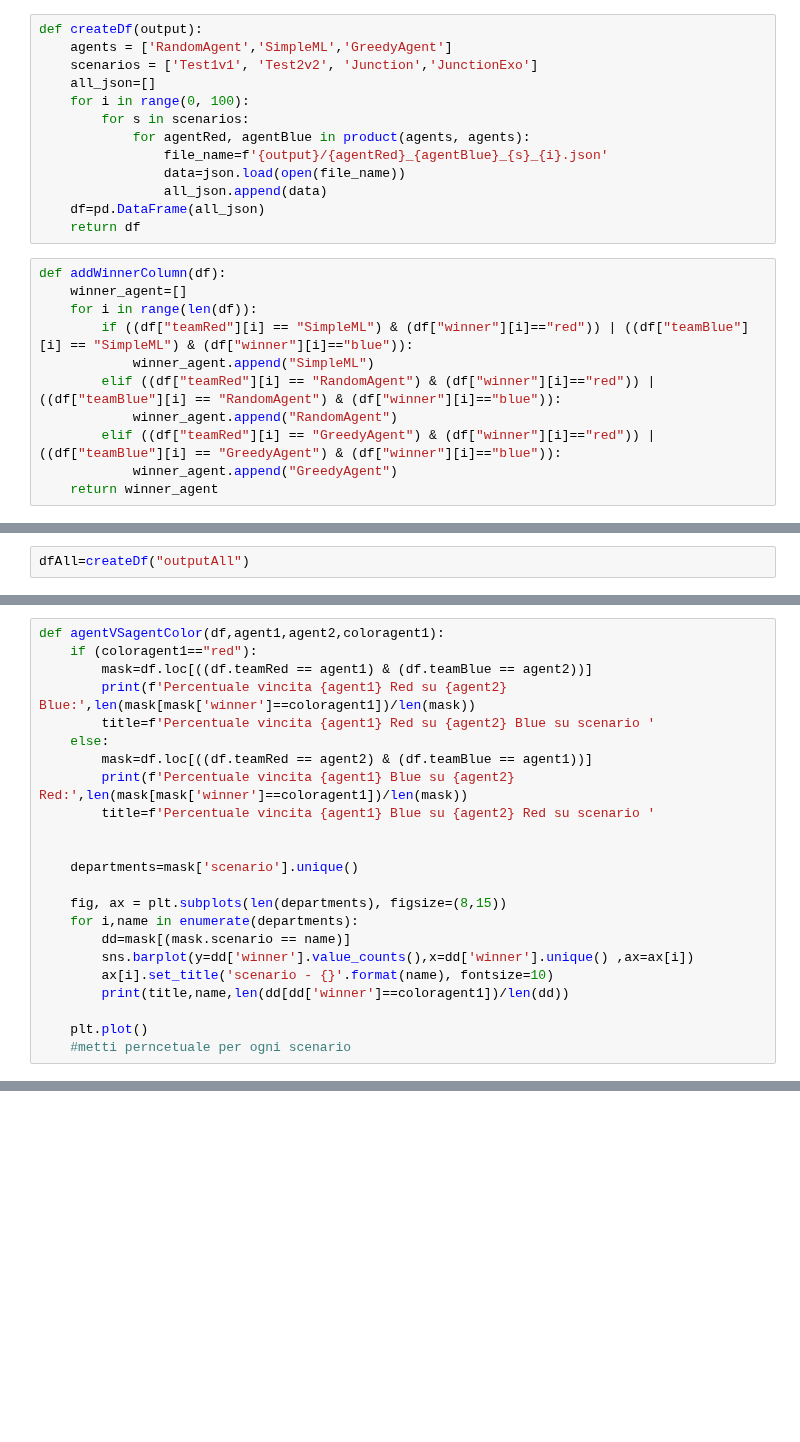
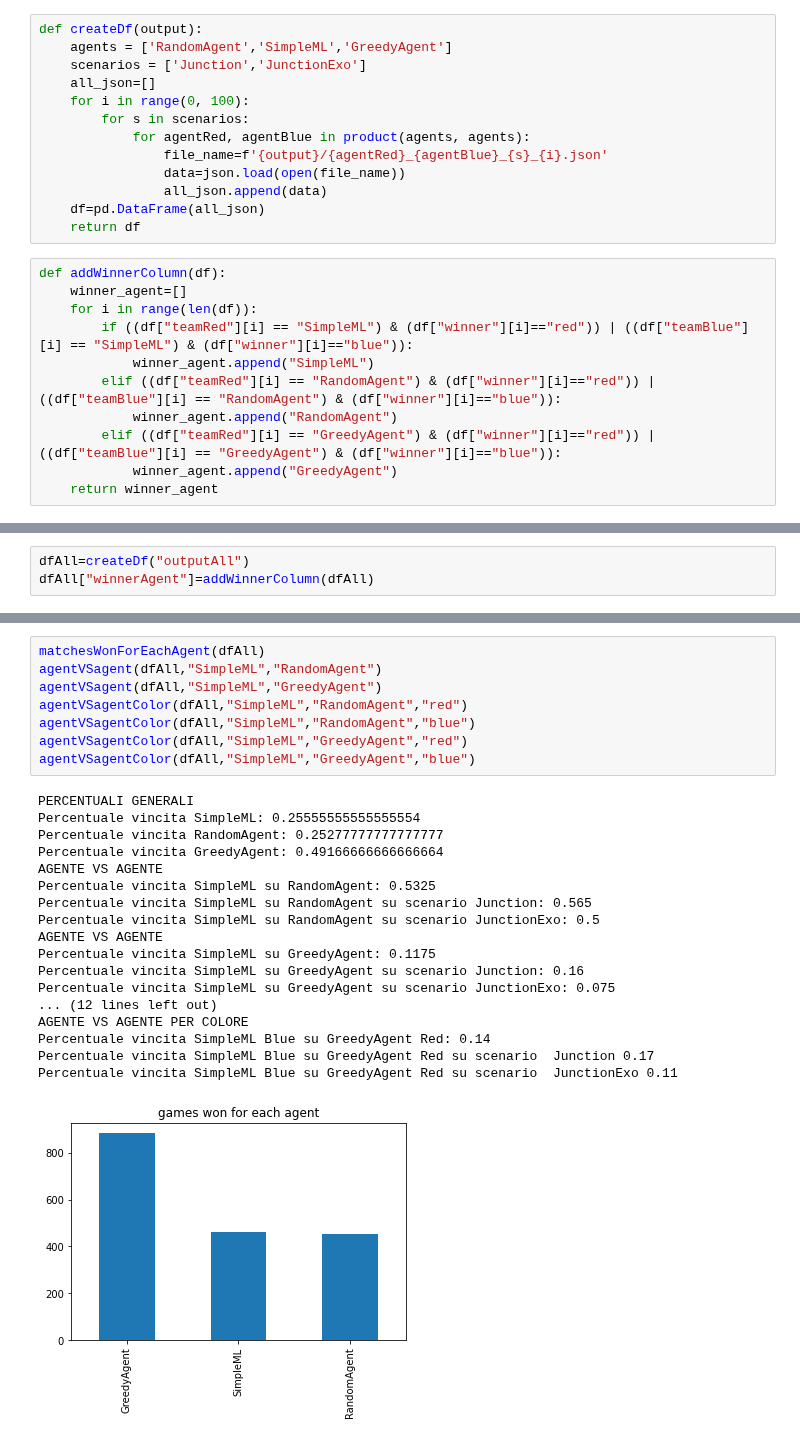
Before and after one commit to IDSIA/NewTechnoWar, a Jupyter notebook: code/Presentazione12Novembre.ipynb, the cells around one changed output, grey strips where cells are left out. Drawn from its saved outputs; the diff is of its cells as text; blank space fills up the shorter version.

```diff
--- a/code/Presentazione12Novembre.ipynb
+++ b/code/Presentazione12Novembre.ipynb
@@ -15,7 +15,7 @@ import seaborn as sns
 # %%
 def createDf(output):
     agents = ['RandomAgent','SimpleML','GreedyAgent']
-    scenarios = ['Test1v1', 'Test2v2', 'Junction','JunctionExo']
+    scenarios = ['Junction','JunctionExo']
     all_json=[]
     for i in range(0, 100):
         for s in scenarios:
@@ -39,4 +92,5 @@ def addWinnerColumn(df):
 # %%
 dfAll=createDf("outputAll")
+dfAll["winnerAgent"]=addWinnerColumn(dfAll)
 # %%
 dfGreedy=createDf("outputGreedy")
@@ -70,23 +100,0 @@ def agentVSagent(df,agent1,agent2):
-# %%
-def agentVSagentColor(df,agent1,agent2,coloragent1):
-    if (coloragent1=="red"):
-        mask=df.loc[((df.teamRed == agent1) & (df.teamBlue == agent2))]
-        print(f'Percentuale vincita {agent1} Red su {agent2} Blue:',len(mask[mask['winner']==coloragent1])/len(mask))
-        title=f'Percentuale vincita {agent1} Red su {agent2} Blue su scenario '
-    else:
-        mask=df.loc[((df.teamRed == agent2) & (df.teamBlue == agent1))]
-        print(f'Percentuale vincita {agent1} Blue su {agent2} Red:',len(mask[mask['winner']==coloragent1])/len(mask))
-        title=f'Percentuale vincita {agent1} Blue su {agent2} Red su scenario '
-
-
-    departments=mask['scenario'].unique()
-
-    fig, ax = plt.subplots(len(departments), figsize=(8,15))
-    for i,name in enumerate(departments):
-        dd=mask[(mask.scenario == name)]
-        sns.barplot(y=dd['winner'].value_counts(),x=dd['winner'].unique() ,ax=ax[i])
-        ax[i].set_title('scenario - {}'.format(name), fontsize=10)
-        print(title,name,len(dd[dd['winner']==coloragent1])/len(dd))
-
-    plt.plot()
-    #metti perncetuale per ogni scenario
@@ -116,0 +101,27 @@ Percentuale vincita GreedyAgent: 0.43
+# %%
+matchesWonForEachAgent(dfAll)
+agentVSagent(dfAll,"SimpleML","RandomAgent")
+agentVSagent(dfAll,"SimpleML","GreedyAgent")
+agentVSagentColor(dfAll,"SimpleML","RandomAgent","red")
+agentVSagentColor(dfAll,"SimpleML","RandomAgent","blue")
+agentVSagentColor(dfAll,"SimpleML","GreedyAgent","red")
+agentVSagentColor(dfAll,"SimpleML","GreedyAgent","blue")
+# %% [output]
+PERCENTUALI GENERALI
+Percentuale vincita SimpleML: 0.25555555555555554
+Percentuale vincita RandomAgent: 0.25277777777777777
+Percentuale vincita GreedyAgent: 0.49166666666666664
+AGENTE VS AGENTE
+Percentuale vincita SimpleML su RandomAgent: 0.5325
+Percentuale vincita SimpleML su RandomAgent su scenario Junction: 0.565
+Percentuale vincita SimpleML su RandomAgent su scenario JunctionExo: 0.5
+AGENTE VS AGENTE
+Percentuale vincita SimpleML su GreedyAgent: 0.1175
+Percentuale vincita SimpleML su GreedyAgent su scenario Junction: 0.16
+Percentuale vincita SimpleML su GreedyAgent su scenario JunctionExo: 0.075
+... (12 lines left out)
+AGENTE VS AGENTE PER COLORE
+Percentuale vincita SimpleML Blue su GreedyAgent Red: 0.14
+Percentuale vincita SimpleML Blue su GreedyAgent Red su scenario  Junction 0.17
+Percentuale vincita SimpleML Blue su GreedyAgent Red su scenario  JunctionExo 0.11
+[figure, added]
```
Also changed, not shown: parts of 15 cells of this notebook, 2 other files.
